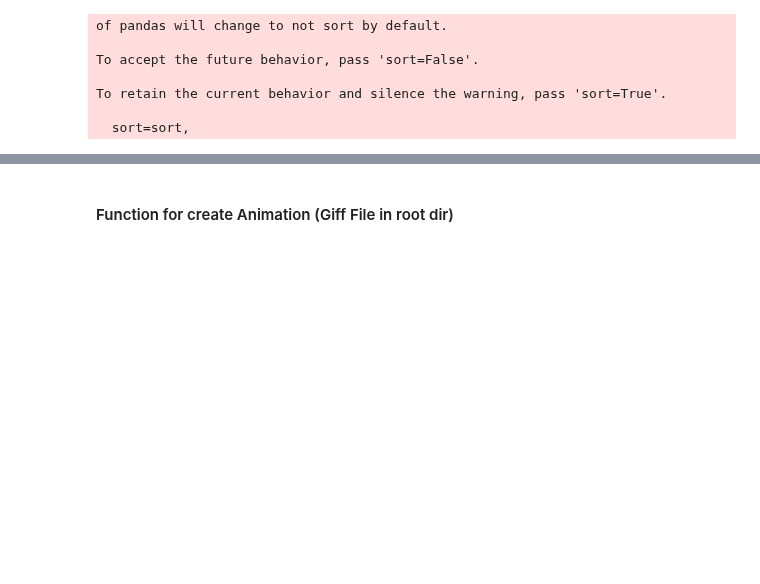
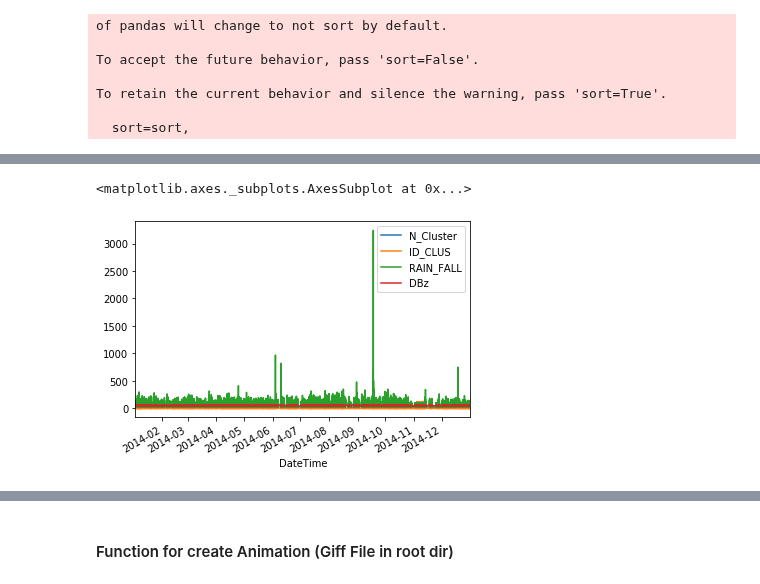
Before and after one commit to helvecioneto/CAP-394, a Jupyter notebook: 01-EDA.ipynb, the cells around one changed output, grey strips where cells are left out. Saved outputs shown, nothing was run; the diff lists cells and outputs as text; code cells hidden in the pictures; blank space fills up the shorter version.

```diff
--- a/01-EDA.ipynb
+++ b/01-EDA.ipynb
@@ -736,0 +686,5 @@ plt.scatter(x,y,rain_fall)
+# %%
+data2014.plot()
+# %% [output]
+<matplotlib.axes._subplots.AxesSubplot at 0x...>
+[figure, added]
```
Also changed, not shown: parts of 62 cells of this notebook, 7 other files.
